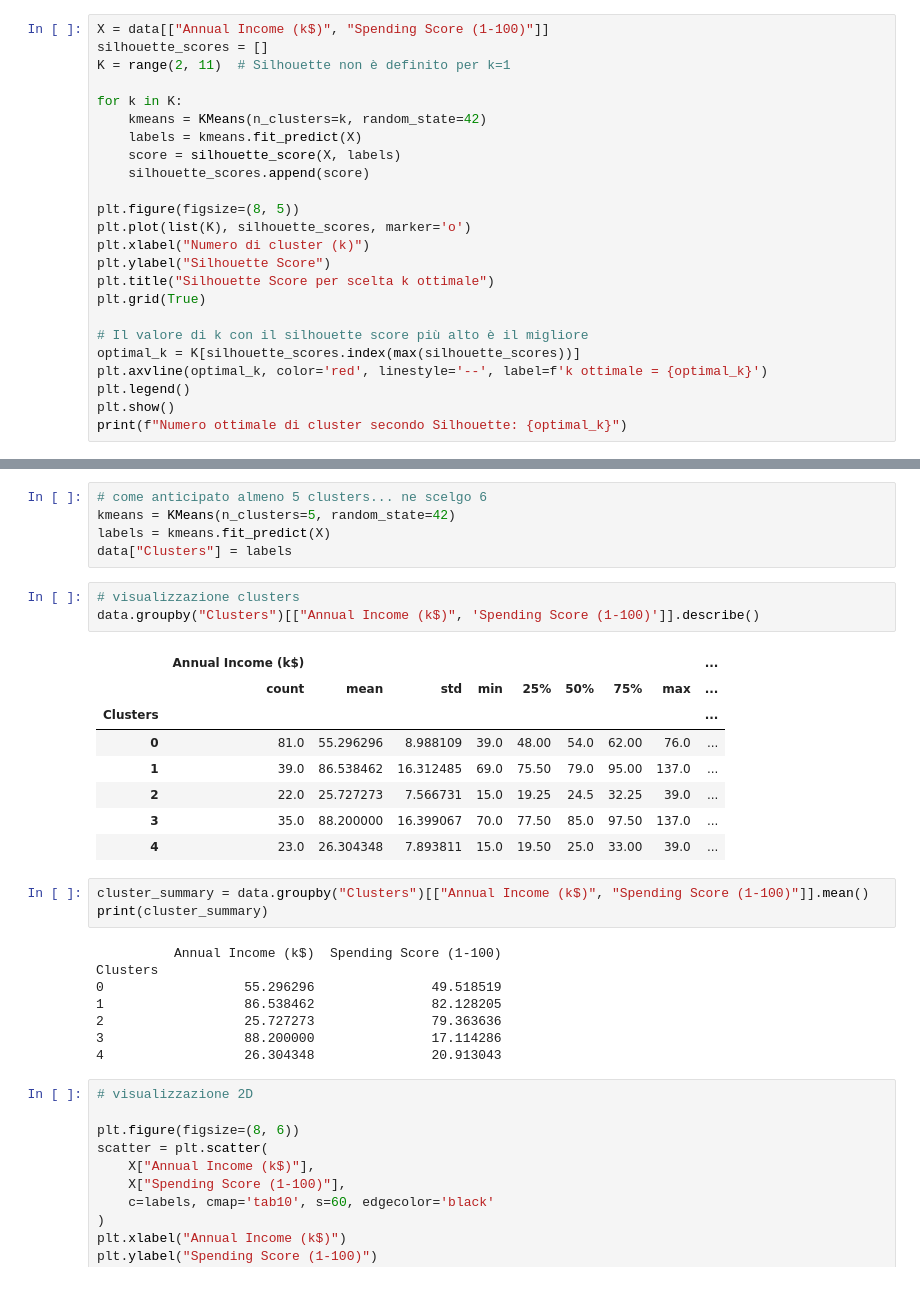
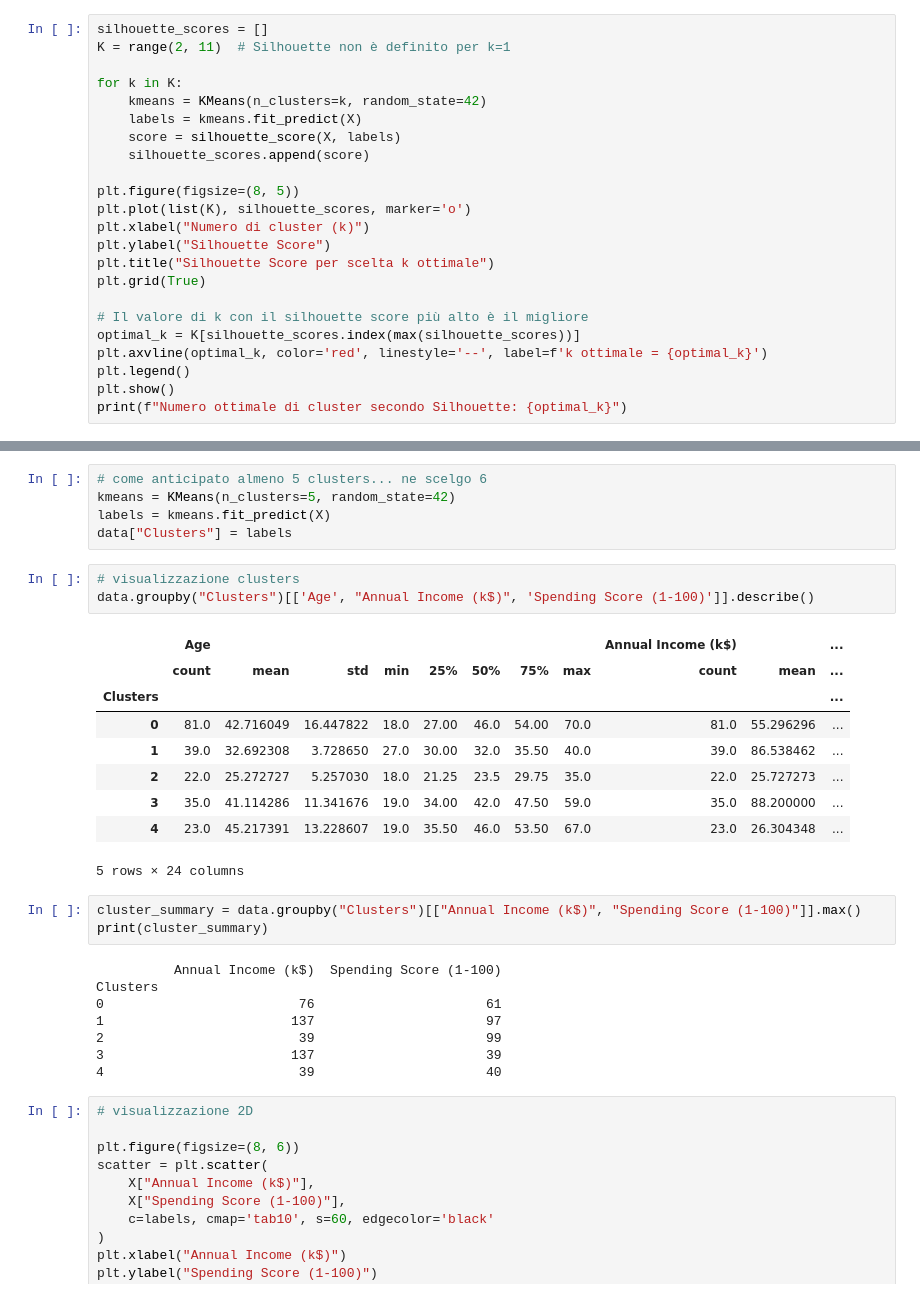
Before and after one commit to GabrieleTromboni/Deposito_Tromboni_CORSO-AI, a Jupyter notebook: 20 Agosto/clustering.ipynb, the cells around one changed output, grey strips where cells are left out. Saved outputs shown, nothing was run; the diff lists cells and outputs as text.

```diff
--- a/20 Agosto/clustering.ipynb
+++ b/20 Agosto/clustering.ipynb
@@ -70,5 +71,4 @@ plt.show()
 # %%
-X = data[["Annual Income (k$)", "Spending Score (1-100)"]]
 silhouette_scores = []
 K = range(2, 11)  # Silhouette non è definito per k=1
 
@@ -103,27 +103,28 @@ labels = kmeans.fit_predict(X)
 data["Clusters"] = labels
 # %%
 # visualizzazione clusters
-data.groupby("Clusters")[["Annual Income (k$)", 'Spending Score (1-100)']].describe()
+data.groupby("Clusters")[['Age', "Annual Income (k$)", 'Spending Score (1-100)']].describe()
 # %% [output]
-|  | Annual Income (k$) |  |  |  |  |  |  |  | ... |
-|  | count | mean | std | min | 25% | 50% | 75% | max | ... |
-| Clusters |  |  |  |  |  |  |  |  | ... |
-| 0 | 81.0 | 55.296296 | 8.988109 | 39.0 | 48.00 | 54.0 | 62.00 | 76.0 | ... |
-| 1 | 39.0 | 86.538462 | 16.312485 | 69.0 | 75.50 | 79.0 | 95.00 | 137.0 | ... |
-| 2 | 22.0 | 25.727273 | 7.566731 | 15.0 | 19.25 | 24.5 | 32.25 | 39.0 | ... |
-| 3 | 35.0 | 88.200000 | 16.399067 | 70.0 | 77.50 | 85.0 | 97.50 | 137.0 | ... |
-| 4 | 23.0 | 26.304348 | 7.893811 | 15.0 | 19.50 | 25.0 | 33.00 | 39.0 | ... |
+|  | Age |  |  |  |  |  |  |  | Annual Income (k$) |  | ... |
+|  | count | mean | std | min | 25% | 50% | 75% | max | count | mean | ... |
+| Clusters |  |  |  |  |  |  |  |  |  |  | ... |
+| 0 | 81.0 | 42.716049 | 16.447822 | 18.0 | 27.00 | 46.0 | 54.00 | 70.0 | 81.0 | 55.296296 | ... |
+| 1 | 39.0 | 32.692308 | 3.728650 | 27.0 | 30.00 | 32.0 | 35.50 | 40.0 | 39.0 | 86.538462 | ... |
+| 2 | 22.0 | 25.272727 | 5.257030 | 18.0 | 21.25 | 23.5 | 29.75 | 35.0 | 22.0 | 25.727273 | ... |
+| 3 | 35.0 | 41.114286 | 11.341676 | 19.0 | 34.00 | 42.0 | 47.50 | 59.0 | 35.0 | 88.200000 | ... |
+| 4 | 23.0 | 45.217391 | 13.228607 | 19.0 | 35.50 | 46.0 | 53.50 | 67.0 | 23.0 | 26.304348 | ... |
+5 rows × 24 columns
 # %%
-cluster_summary = data.groupby("Clusters")[["Annual Income (k$)", "Spending Score (1-100)"]].mean()
+cluster_summary = data.groupby("Clusters")[["Annual Income (k$)", "Spending Score (1-100)"]].max()
 print(cluster_summary)
 # %% [output]
           Annual Income (k$)  Spending Score (1-100)
 Clusters
-0                  55.296296               49.518519
-1                  86.538462               82.128205
-2                  25.727273               79.363636
-3                  88.200000               17.114286
-4                  26.304348               20.913043
+0                         76                      61
+1                        137                      97
+2                         39                      99
+3                        137                      39
+4                         39                      40
 # %%
 # visualizzazione 2D
 
```
Also changed, not shown: parts of 3 cells of this notebook, 1 other file.
